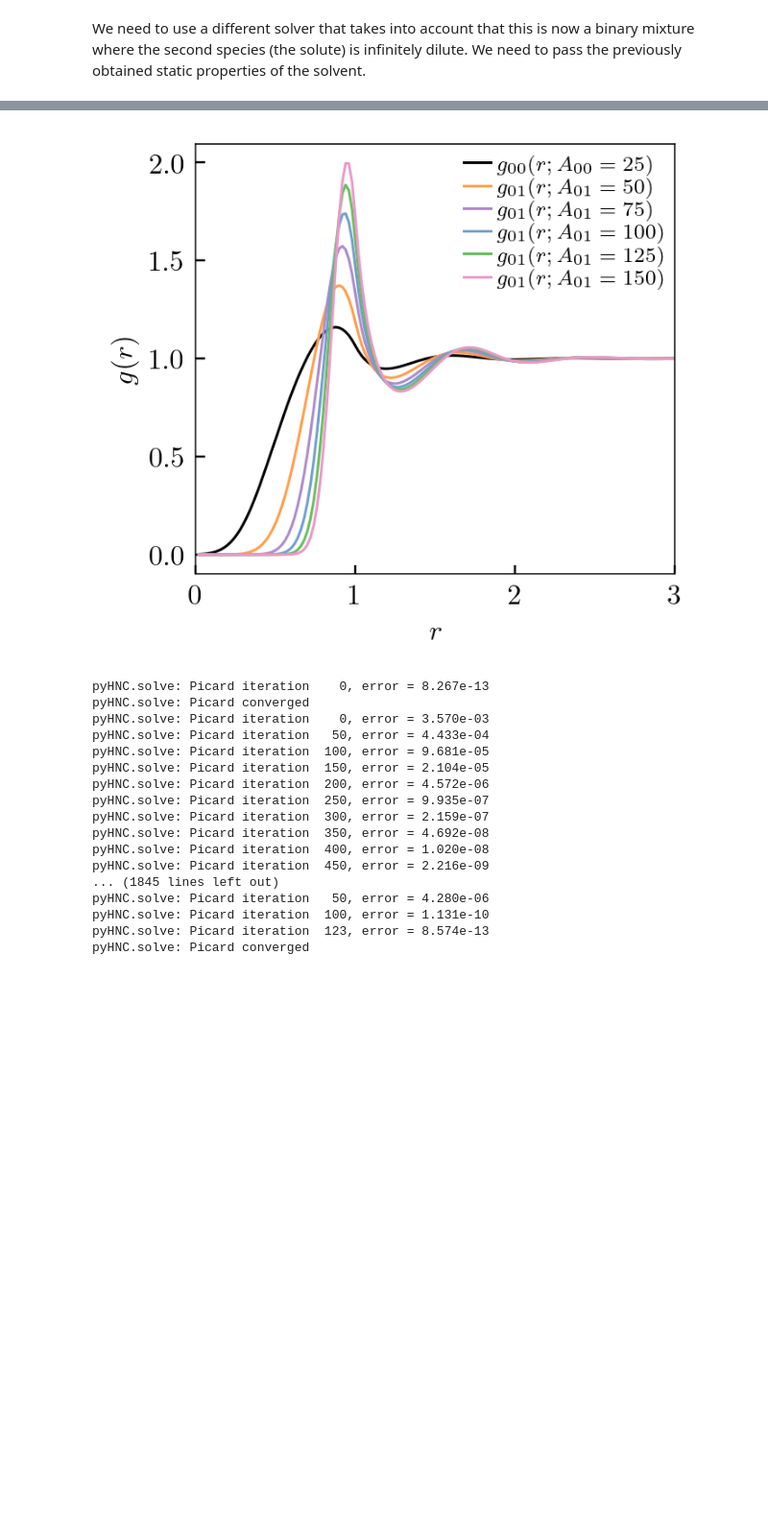
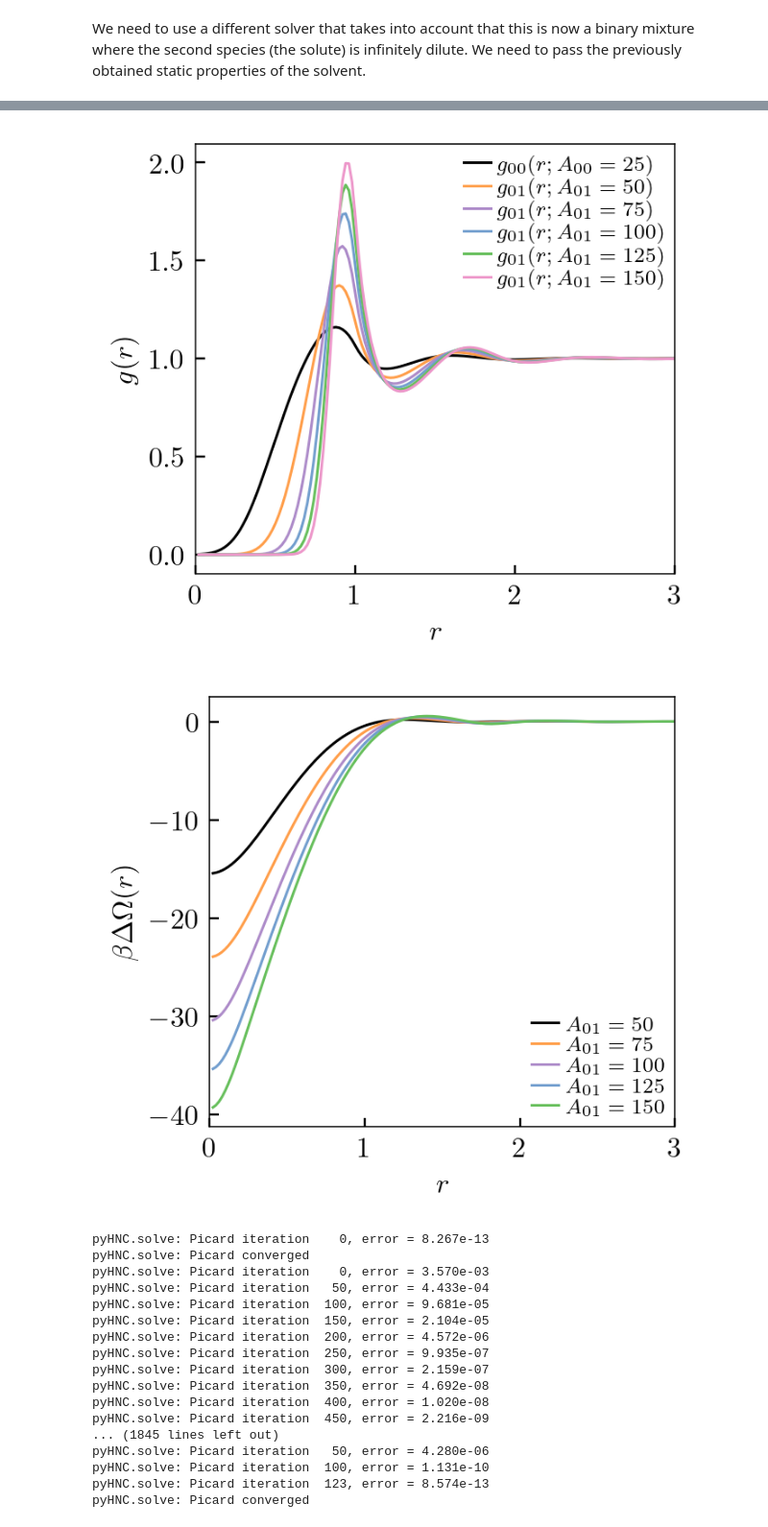
Before and after one commit to patrickbwarren/python3-HNC-solver, a Jupyter notebook: solute_demo.ipynb, the cells around one changed output, grey strips where cells are left out. Shown: that part at 96% size. Drawn from its saved outputs; the diff is of its cells as text; code cells hidden in the pictures; blank space fills up the shorter version.

Commit message:
Calculate depletion potential between solutes

```diff
--- a/solute_demo.ipynb
+++ b/solute_demo.ipynb
@@ -149,37 +153,51 @@ Show how the distribution function between solvent (species 0) and solute (speci
 # %%
-plt.figure(figsize=(3.375, 3))
-plt.plot(r, 1+h00, label=(r'$g_{00}(r; A_{00}=' + f'{A00})$'))
+fig1 = plt.figure(figsize=(3.375, 3))
+ax1 = plt.gca()
+fig2 = plt.figure(figsize=(3.375, 3))
+ax2 = plt.gca()
+
+ax1.plot(r, 1+h00, label=(r'$g_{00}(r; A_{00}=' + f'{A00})$'))
 
 for A01 in np.arange(2*A00, 151, 25):
     φ01 = dpd_potential(A01, r)
     soln = solute.solve(φ01, monitor=verbose)
     h01, c01, hq01 = soln.hr, soln.cr, soln.hq
-    plt.plot(r, 1+h01, label=(r'$g_{01}(r; A_{01}=' + f'{A01})$'))
+    ax1.plot(r, 1+h01, label=(r'$g_{01}(r; A_{01}=' + f'{A01})$'))
 
-plt.legend(loc='best', fontsize=8)
-plt.xlabel('$r$')
-plt.ylabel('$g(r)$')
-plt.xlim([0, 3])
-plt.show()
+    cq01 = grid.fourier_bessel_forward(c01)
+    depletion11 = - ρ0 * grid.fourier_bessel_backward(cq01 * hq01)
+    ax2.plot(r, depletion11, label=(r'$A_{01}=' + f'{A01}$'))
+
+for ax in [ax1, ax2]:
+    ax.legend(loc='best', fontsize=8)
+    ax.set_xlabel('$r$')
+    ax.set_xlim([0, 3])
+
+ax1.set_ylabel('$g(r)$')
+ax2.set_ylabel(r'$\beta \Delta \Omega(r)$')
+
+fig1.show()
+fig2.show()
 # %% [output]
 pyHNC.solve: Picard iteration    0, error = 2.351e+00
 pyHNC.solve: Picard iteration   50, error = 3.355e-02
 pyHNC.solve: Picard iteration  100, error = 2.184e-03
 pyHNC.solve: Picard iteration  150, error = 1.464e-04
 pyHNC.solve: Picard iteration  200, error = 9.833e-06
 pyHNC.solve: Picard iteration  250, error = 6.605e-07
 pyHNC.solve: Picard iteration  300, error = 4.436e-08
 pyHNC.solve: Picard iteration  350, error = 2.980e-09
 pyHNC.solve: Picard iteration  400, error = 2.001e-10
 pyHNC.solve: Picard iteration  450, error = 1.344e-11
 pyHNC.solve: Picard iteration  499, error = 9.544e-13
 pyHNC.solve: Picard converged
 ... (66 lines left out)
 pyHNC.solve: Picard iteration  750, error = 7.066e-12
 pyHNC.solve: Picard iteration  800, error = 1.538e-12
 pyHNC.solve: Picard iteration  815, error = 9.725e-13
 pyHNC.solve: Picard converged
 [figure]
+[figure, added]
 # %%
 A01 = np.flipud(np.arange(0, 151, 1))
 μ_ex = np.empty(len(A01))
```
Also changed, not shown: parts of 1 cell of this notebook.
